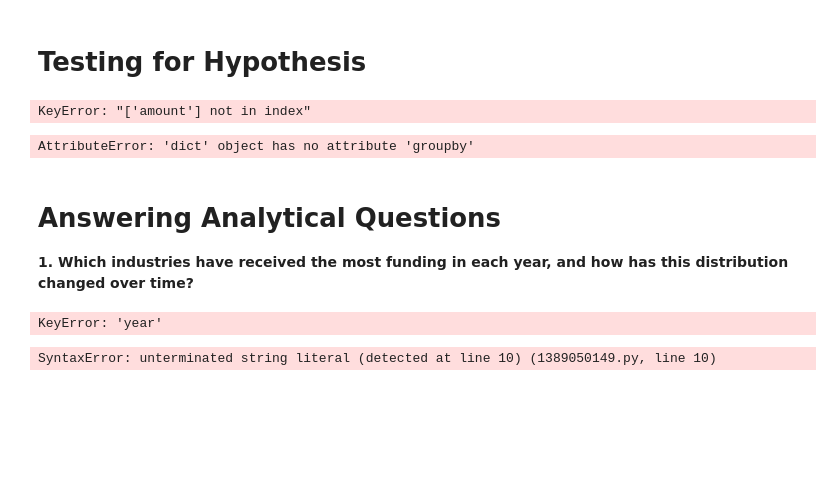
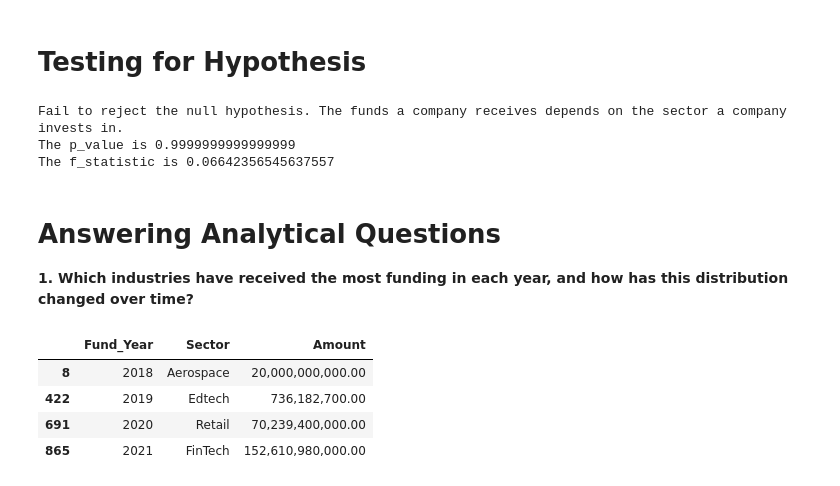
Before and after one commit to Sena-Aku-Agbotse/Indian-Startup, a Jupyter notebook: Notebooks/main.ipynb, the cells around one changed output. Drawn from its saved outputs; the diff is of its cells as text; code cells hidden in the pictures; blank space fills up the shorter version.

```diff
--- a/Notebooks/main.ipynb
+++ b/Notebooks/main.ipynb
@@ -1129,13 +1130,13 @@ cleaned_data.head(10)
 # **Testing for Hypothesis**
 # %%
 # Create a subset of the DataFrame with only the 'sector' and 'amount' columns
-sector_funding = df[['sector', 'amount']]
+sector_funding = cleaned_data[['Sector', 'Amount']]
 
 # Remove any rows with missing values
 sector_funding = sector_funding.dropna()
 
 # Perform one-way ANOVA
-Sector_Group = [group[1] for group in sector_funding.groupby('sector')['amount']]
+Sector_Group = [group[1] for group in sector_funding.groupby('Sector')['Amount']]
 f_statistic, p_value = stats.f_oneway(*Sector_Group)
 
 # Define the significance level (alpha)
@@ -1149,52 +1150,29 @@ else:
 print(f'The p_value is {p_value}')
 print(f'The f_statistic is {f_statistic}')
 # %% [output]
-KeyError: "['amount'] not in index"
+Fail to reject the null hypothesis. The funds a company receives depends on the sector a company invests in.
+The p_value is 0.9999999999999999
+The f_statistic is 0.06642356545637557
-# %%
-from scipy.stats import f_oneway
-
-# Grouping data by Sector_Group and get the funding amounts for each group
-grouped_data = data.groupby('Sector_Group')['Amount'].apply(list)
-
-# Performing ANOVA
-anova_result = f_oneway(*grouped_data)
-
-anova_result
-# %% [output]
-AttributeError: 'dict' object has no attribute 'groupby'
 # %% [markdown]
 # **Answering Analytical Questions**
 
 **1. Which industries have received the most funding in each year, and how has this distribution changed over time?**
-# %%
-# Plot a line graph to visualize trend of funding across top top_sectors
-df['year'] = pd.to_datetime(df['year'], format='%Y')
-sector_trend = df.groupby(['sector', 'year'])['amount'].sum().sort_values(ascending=False)
-top_sectors = sector_trend.groupby('sector').sum().nlargest(4).index
-sector_trend_top4 = sector_trend[sector_trend.index.get_level_values('sector').isin(top_sectors)].reset_index()
-plt.figure(figsize=(12, 6))
-ax = sns.lineplot(data=sector_trend_top4, x='year', y='amount', hue='sector', marker='o', markersize=8)
-plt.title('Funding Trends across Top Sectors Over the Years\n2018-2021\n')
-plt.xlabel('Year')
-plt.ylabel('Total Funded Amount (in billions)')
-ax.yaxis.set_major_formatter(FuncFormatter(lambda x, _: f'{int(x / 1e9)}B'))
-ax.xaxis.set_major_locator(YearLocator())
-plt.show()
-# %% [output]
-KeyError: 'year'
 # %%
-# Grouping the data by Fund_Year and Category, and sum the Amount for each group
-funding_by_year_category = data.groupby(['Fund_Year', 'Category'])[
+# Grouping the data by Fund_Year and Sector, and sum the Amount for each group
+funding_by_year_category = cleaned_data.groupby(['Fund_Year', 'Sector'])[
     'Amount'].sum().reset_index()
 
 # Finding the category with the maximum funding for each year
 max_funding_by_year = funding_by_year_category.loc[funding_by_year_category.groupby(
     'Fund_Year')['Amount'].idxmax()]
 
 # Formatting the Amount column to not use scientific notation
-max_funding_by_year['Amount'] = max_funding_by_year['Amount'].apply(lambda x: f"{
-                                                                    x:,.0f}")
+max_funding_by_year['Amount'] = max_funding_by_year['Amount'].apply(lambda x: f"{x:,.2f}")
 
 max_funding_by_year
 # %% [output]
-SyntaxError: unterminated string literal (detected at line 10) (1389050149.py, line 10)
+|  | Fund_Year | Sector | Amount |
+| 8 | 2018 | Aerospace | 20,000,000,000.00 |
+| 422 | 2019 | Edtech | 736,182,700.00 |
+| 691 | 2020 | Retail | 70,239,400,000.00 |
+| 865 | 2021 | FinTech | 152,610,980,000.00 |
```
Also changed, not shown: parts of 9 cells of this notebook.
